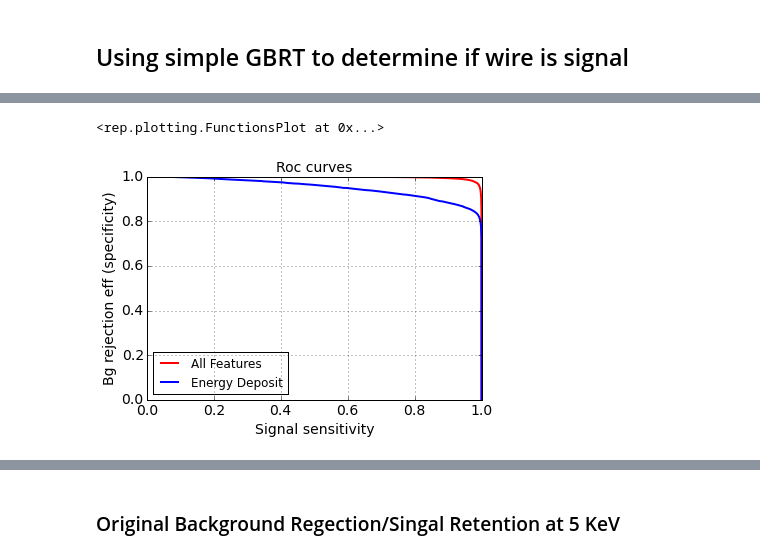
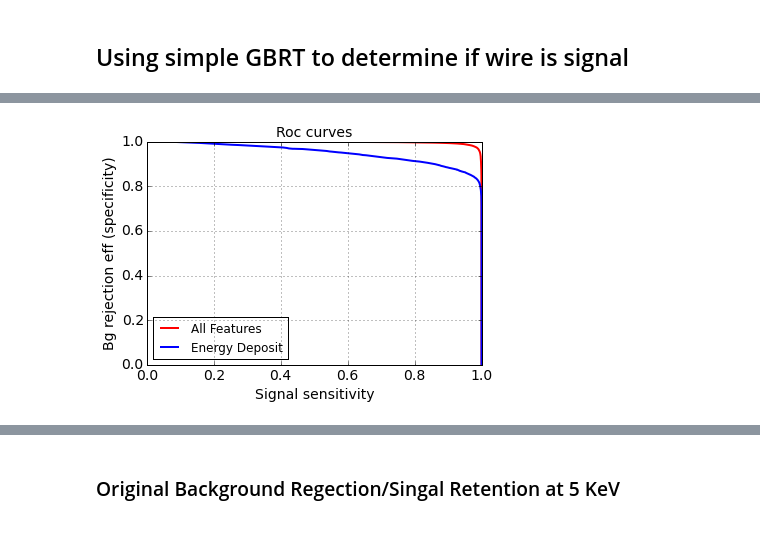
Before and after one commit to ewengillies/track-finding-yandex, a Jupyter notebook: notebooks/LocalBasedFiltering.ipynb, the cells around one changed output, grey strips where cells are left out. Saved outputs shown, nothing was run; the diff lists cells and outputs as text; code cells hidden in the pictures.

```diff
--- a/notebooks/LocalBasedFiltering.ipynb
+++ b/notebooks/LocalBasedFiltering.ipynb
@@ -138,5 +146,5 @@ predictions.learning_curve(RocAuc(), steps=1)
-# %%
-predictions.roc()
-# %% [output]
-<rep.plotting.FunctionsPlot at 0x...>
-[figure, removed]
+# %%
+roc = predictions.roc()
+roc.plot()
+# %% [output]
+[figure, added]
```
Also changed, not shown: parts of 33 cells of this notebook, 2 other files.
